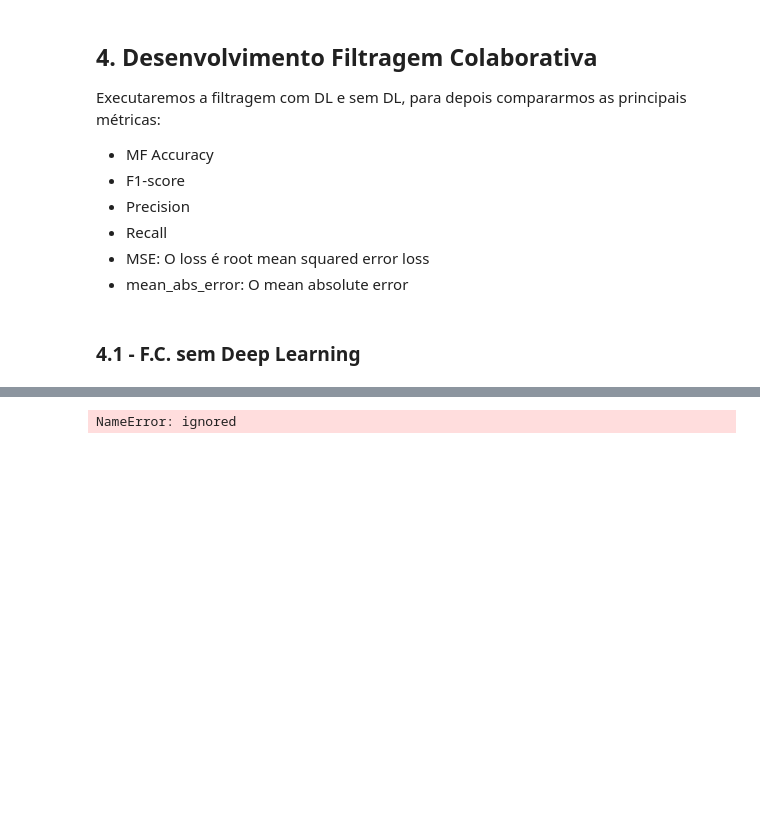
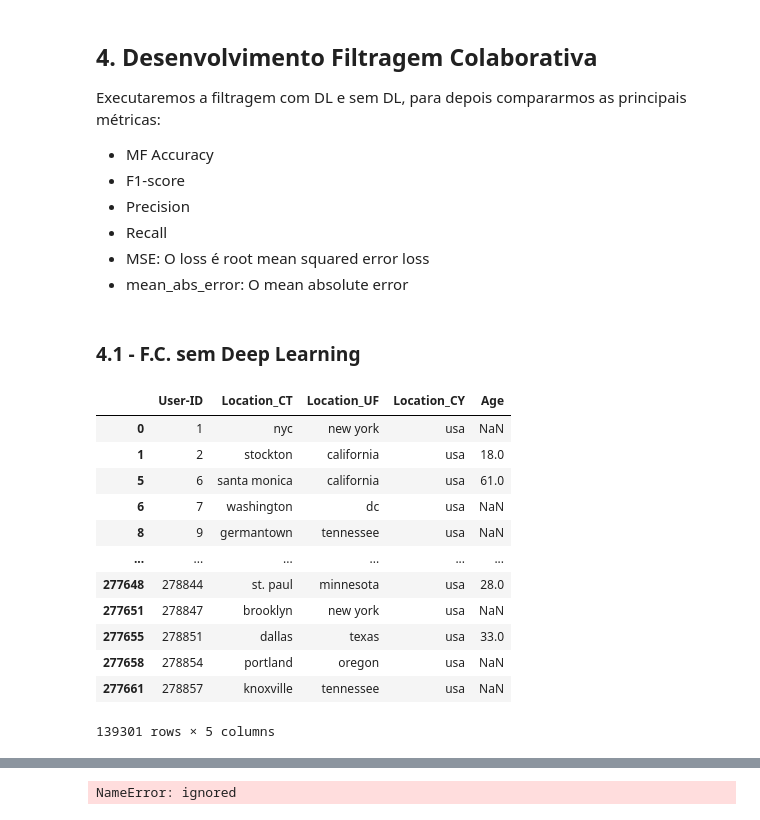
Before and after one commit to vivitc/deep-learning-books, a Jupyter notebook: Trabalho_DL_Books.ipynb, the cells around one changed output, grey strips where cells are left out. Drawn from its saved outputs; the diff is of its cells as text; code cells hidden in the pictures; blank space fills up the shorter version.

```diff
--- a/Trabalho_DL_Books.ipynb
+++ b/Trabalho_DL_Books.ipynb
@@ -401 +403,18 @@ Executaremos a filtragem com DL e sem DL, para depois compararmos as principais
+# %%
+df_users_usa = df_users[df_users['Location_CY'] == "usa"]
+df_users_usa
+# %% [output]
+|  | User-ID | Location_CT | Location_UF | Location_CY | Age |
+| 0 | 1 | nyc | new york | usa | NaN |
+| 1 | 2 | stockton | california | usa | 18.0 |
+| 5 | 6 | santa monica | california | usa | 61.0 |
+| 6 | 7 | washington | dc | usa | NaN |
+| 8 | 9 | germantown | tennessee | usa | NaN |
+| ... | ... | ... | ... | ... | ... |
+| 277648 | 278844 | st. paul | minnesota | usa | 28.0 |
+| 277651 | 278847 | brooklyn | new york | usa | NaN |
+| 277655 | 278851 | dallas | texas | usa | 33.0 |
+| 277658 | 278854 | portland | oregon | usa | NaN |
+| 277661 | 278857 | knoxville | tennessee | usa | NaN |
+139301 rows × 5 columns
 # %%
```
Also changed, not shown: parts of 3 cells of this notebook.
